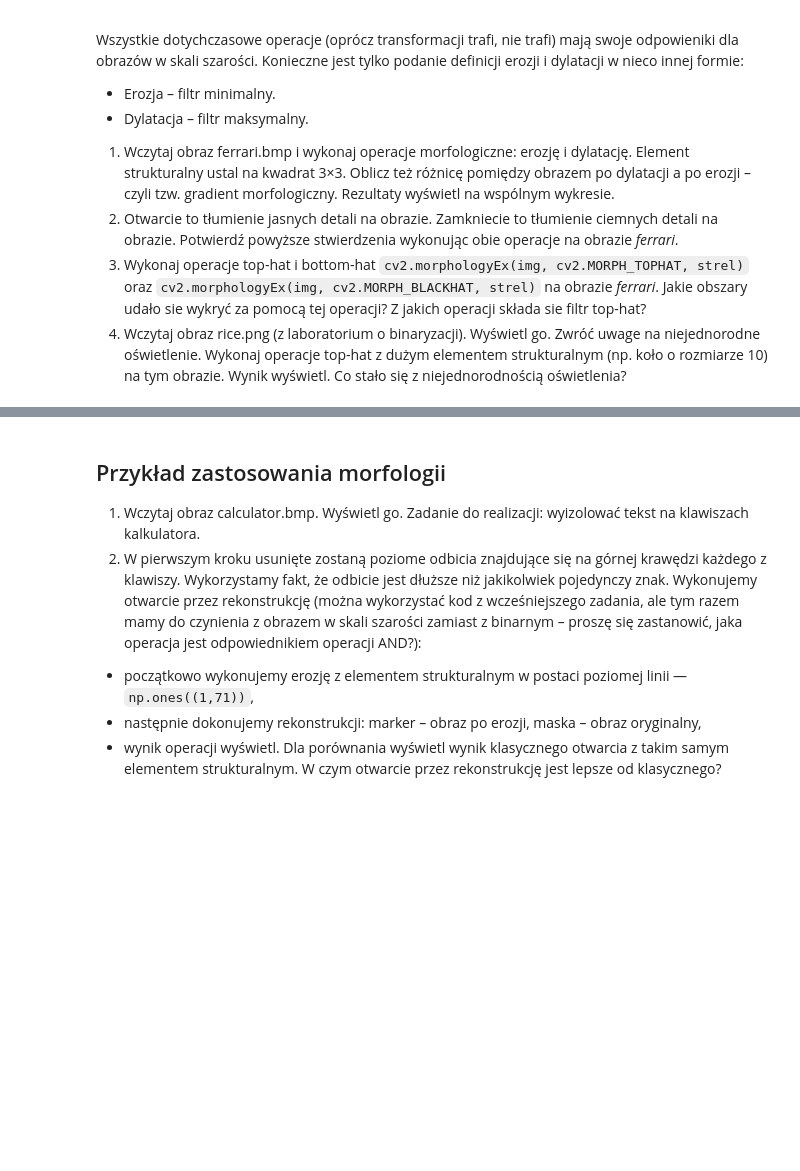
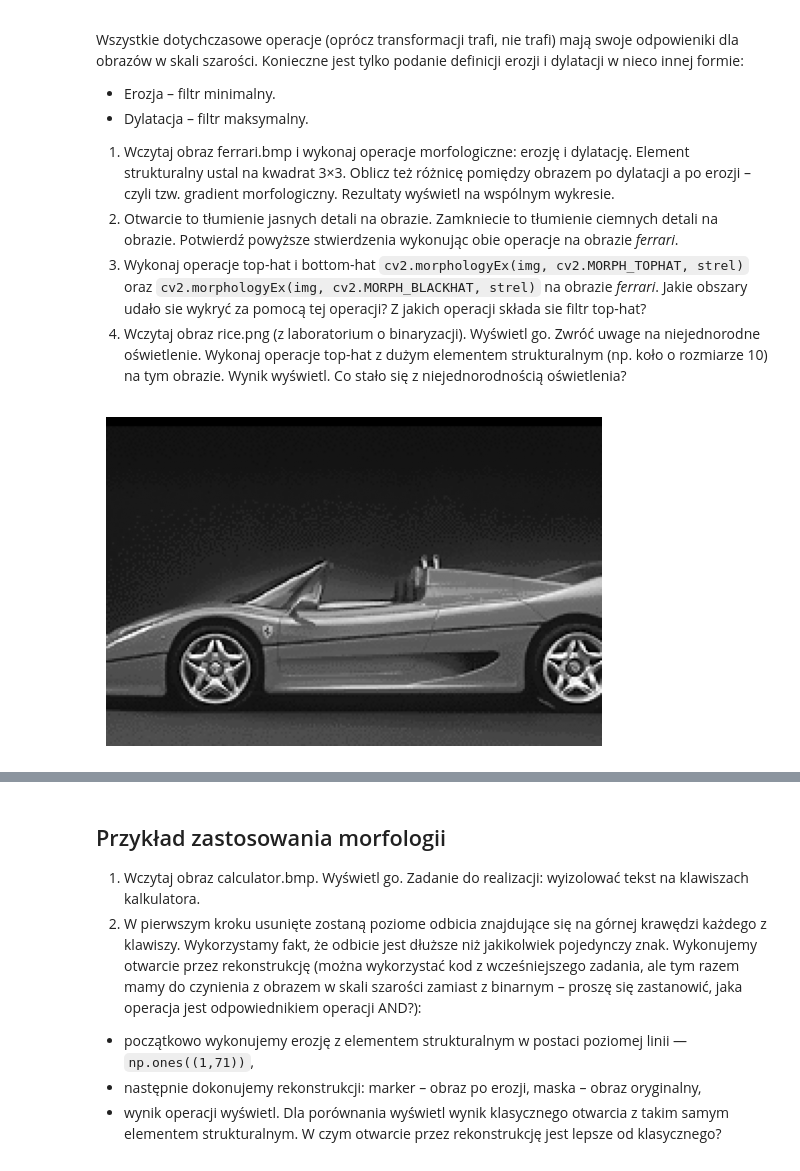
Before and after one commit to JBRS307/WDCPO, a Jupyter notebook: lab7/lab7.ipynb, the cells around one changed output, grey strips where cells are left out. Cells and saved outputs as stored; diff of their text form; code cells hidden in the pictures; blank space fills up the shorter version.

```diff
--- a/lab7/lab7.ipynb
+++ b/lab7/lab7.ipynb
@@ -271,3 +288,8 @@ Wszystkie dotychczasowe operacje (oprócz transformacji trafi, nie trafi) mają
 2. Otwarcie to tłumienie jasnych detali na obrazie. Zamkniecie to tłumienie ciemnych detali na obrazie. Potwierdź powyższe stwierdzenia wykonując obie operacje na obrazie _ferrari_.
 3. Wykonaj operacje top-hat i bottom-hat `cv2.morphologyEx(img, cv2.MORPH_TOPHAT, strel)` oraz `cv2.morphologyEx(img, cv2.MORPH_BLACKHAT, strel)` na obrazie _ferrari_. Jakie obszary udało sie wykryć za pomocą tej operacji? Z jakich operacji składa sie filtr top-hat?
 4. Wczytaj obraz rice.png (z laboratorium o binaryzacji). Wyświetl go. Zwróć uwage na niejednorodne oświetlenie. Wykonaj operacje top-hat z dużym elementem strukturalnym (np. koło o rozmiarze 10) na tym obrazie. Wynik wyświetl. Co stało się z niejednorodnością oświetlenia?
+# %%
+ferrari = cv2.imread("ferrari.bmp", cv2.IMREAD_GRAYSCALE)
+imshow(ferrari)
+# %% [output]
+[figure, added]
```
Also changed, not shown: parts of 20 cells of this notebook.
